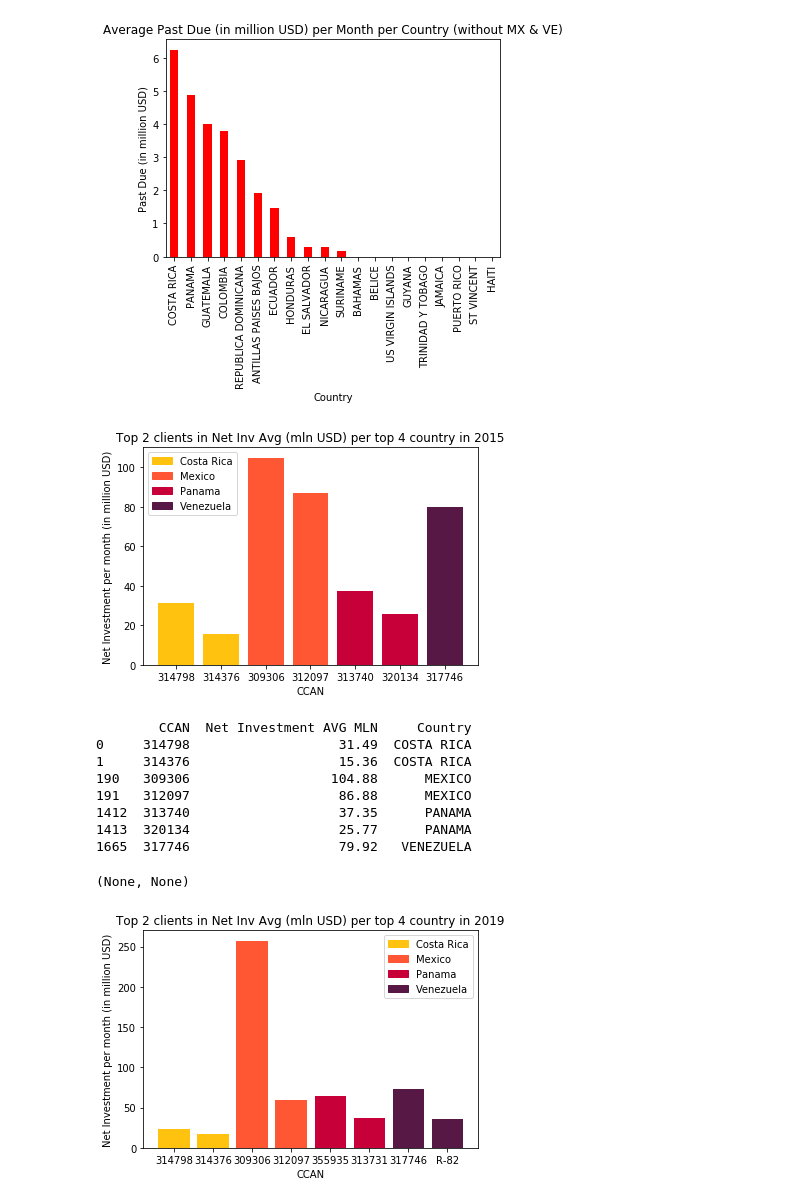
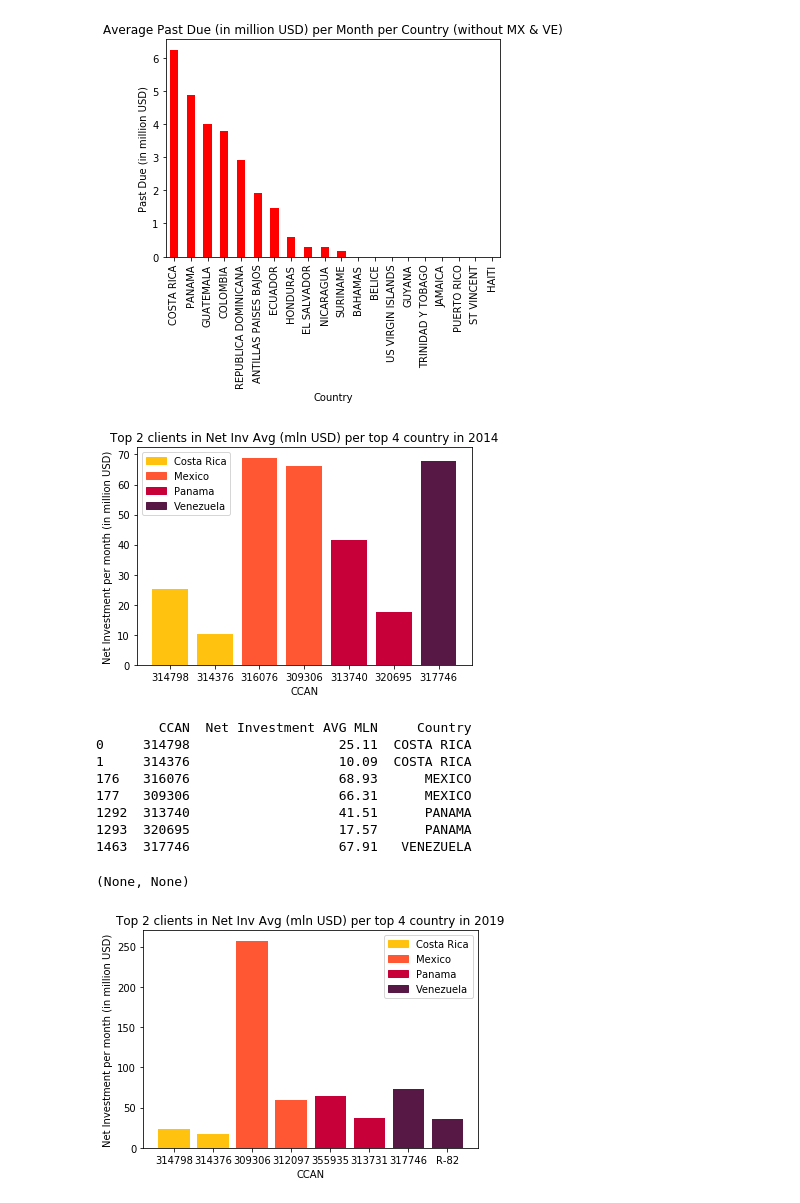
Before and after one commit to SergioGL8/P1---Digging-deep-in-past-due-patterns-, a Jupyter notebook: explore_visual.ipynb, the cells around one changed output. Cells and saved outputs as stored; diff of their text form; code cells hidden in the pictures.

```diff
--- a/explore_visual.ipynb
+++ b/explore_visual.ipynb
@@ -136,17 +312,17 @@ def year_overview(yearyear):
 
     return plt.show(), print(top_net_inv)
 # %%
-year_overview(2015)
+year_overview(2014)
 # %% [output]
-[figure, old version]
+[figure, new version]
         CCAN  Net Investment AVG MLN     Country
-0     314798                   31.49  COSTA RICA
-1     314376                   15.36  COSTA RICA
-190   309306                  104.88      MEXICO
-191   312097                   86.88      MEXICO
-1412  313740                   37.35      PANAMA
-1413  320134                   25.77      PANAMA
-1665  317746                   79.92   VENEZUELA
+0     314798                   25.11  COSTA RICA
+1     314376                   10.09  COSTA RICA
+176   316076                   68.93      MEXICO
+177   309306                   66.31      MEXICO
+1292  313740                   41.51      PANAMA
+1293  320695                   17.57      PANAMA
+1463  317746                   67.91   VENEZUELA
 (None, None)
 # %%
 year_overview(2019)
```
Also changed, not shown: parts of 22 cells of this notebook.
